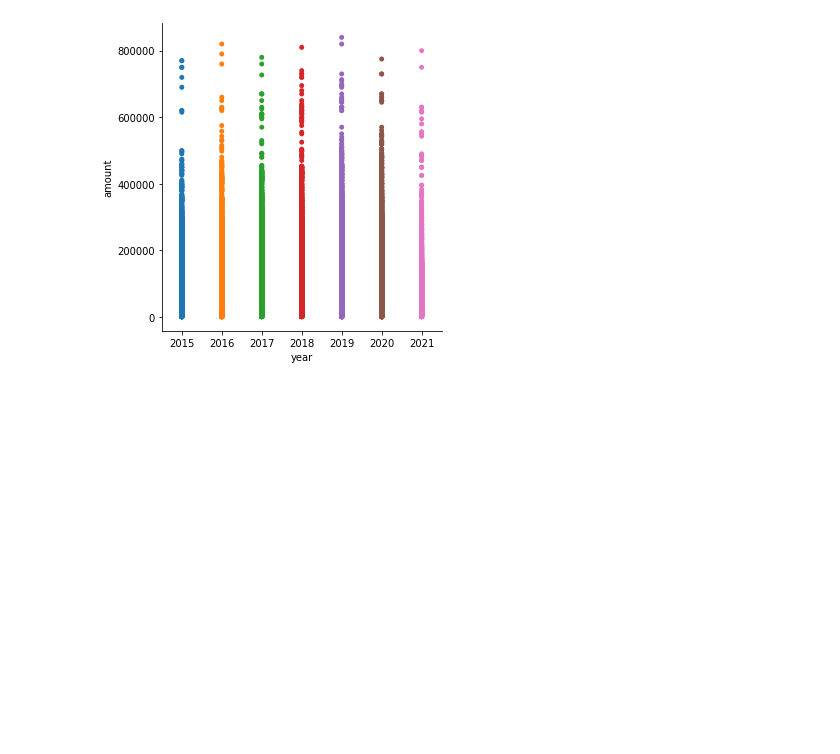
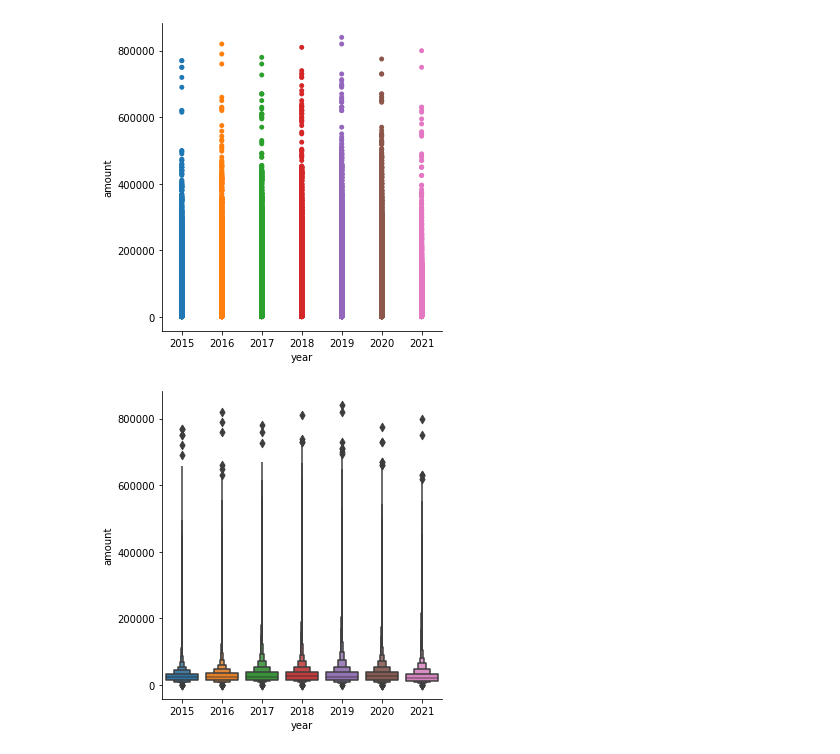
Before and after one commit to hihiroo/BigData, a Jupyter notebook: pbl3/seaborn_apartDeal.ipynb, the cells around one changed output. Saved outputs shown, nothing was run; the diff lists cells and outputs as text; code cells hidden in the pictures; blank space fills up the shorter version.

```diff
--- a/pbl3/seaborn_apartDeal.ipynb
+++ b/pbl3/seaborn_apartDeal.ipynb
@@ -109,3 +109,8 @@ catdata
 cat = sns.catplot(x="year", y="amount", jitter=False, data=catdata)
 # %% [output]
 [figure]
+# %%
+# 가격별 분포를 더 직관적으로 보기 위한 박스형 분포 그래프
+diamonds = sns.catplot(x="year", y="amount", kind="boxen", data=catdata)
+# %% [output]
+[figure, added]
```
